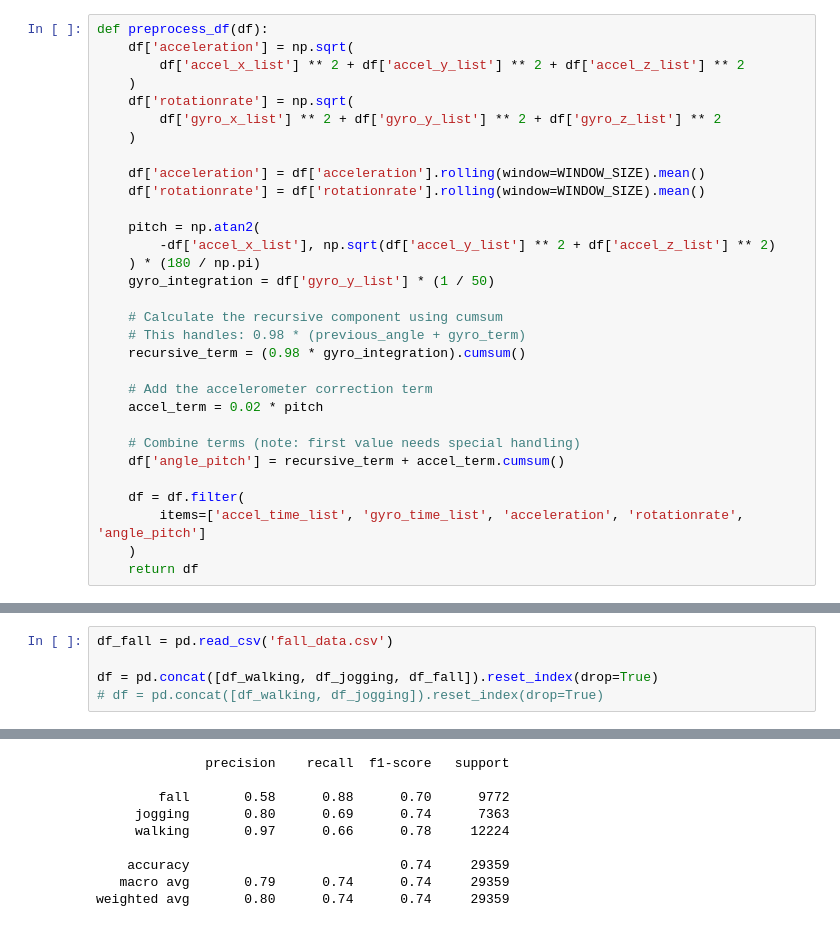
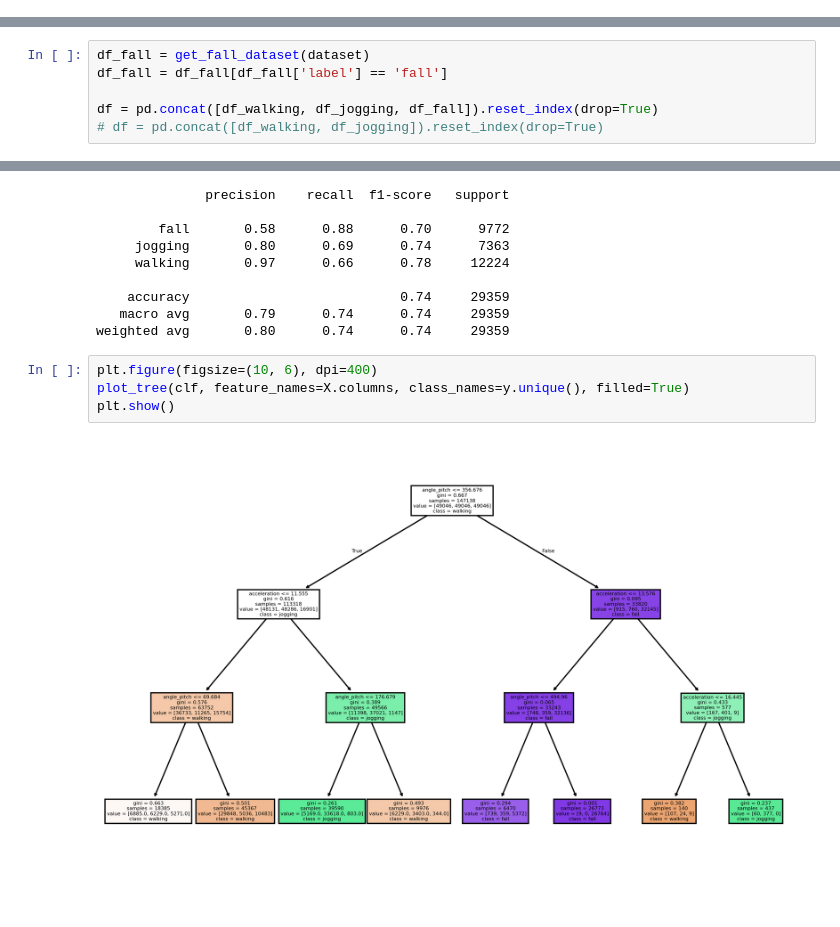
Before and after one commit to nicol-buratti/fall-detection, a Jupyter notebook: activity_detection.ipynb, the cells around one changed output, grey strips where cells are left out. Drawn from its saved outputs; the diff is of its cells as text; blank space fills up the shorter version.

```diff
--- a/activity_detection.ipynb
+++ b/activity_detection.ipynb
@@ -20,37 +20,6 @@ walking_gyro = walking_dataset.glob('*_gyro.csv')
 jogging_dataset = dataset / 'D02'
 jogging_accel = (f for f in jogging_dataset.glob('*_accel.csv') if 'vertical' not in f.name)
 jogging_gyro = jogging_dataset.glob('*_gyro.csv')
-# %%
-def preprocess_df(df):
-	df['acceleration'] = np.sqrt(
-		df['accel_x_list'] ** 2 + df['accel_y_list'] ** 2 + df['accel_z_list'] ** 2
-	)
-	df['rotationrate'] = np.sqrt(
-		df['gyro_x_list'] ** 2 + df['gyro_y_list'] ** 2 + df['gyro_z_list'] ** 2
-	)
-
-	df['acceleration'] = df['acceleration'].rolling(window=WINDOW_SIZE).mean()
-	df['rotationrate'] = df['rotationrate'].rolling(window=WINDOW_SIZE).mean()
-
-	pitch = np.atan2(
-		-df['accel_x_list'], np.sqrt(df['accel_y_list'] ** 2 + df['accel_z_list'] ** 2)
-	) * (180 / np.pi)
-	gyro_integration = df['gyro_y_list'] * (1 / 50)
-
-	# Calculate the recursive component using cumsum
-	# This handles: 0.98 * (previous_angle + gyro_term)
-	recursive_term = (0.98 * gyro_integration).cumsum()
-
-	# Add the accelerometer correction term
-	accel_term = 0.02 * pitch
-
-	# Combine terms (note: first value needs special handling)
-	df['angle_pitch'] = recursive_term + accel_term.cumsum()
-
-	df = df.filter(
-		items=['accel_time_list', 'gyro_time_list', 'acceleration', 'rotationrate', 'angle_pitch']
-	)
-	return df
 # %%
 df_list = []
 for acc, gyro in zip(walking_accel, walking_gyro):
@@ -72,7 +41,8 @@ for acc, gyro in zip(jogging_accel, jogging_gyro):
 	df_list.append(df)
 df_jogging = pd.concat(df_list)
 # %%
-df_fall = pd.read_csv('fall_data.csv')
+df_fall = get_fall_dataset(dataset)
+df_fall = df_fall[df_fall['label'] == 'fall']
 
 df = pd.concat([df_walking, df_jogging, df_fall]).reset_index(drop=True)
 # df = pd.concat([df_walking, df_jogging]).reset_index(drop=True)
@@ -97,4 +67,10 @@ print(classification_report(y_test, y_pred))
     accuracy                           0.74     29359
    macro avg       0.79      0.74      0.74     29359
 weighted avg       0.80      0.74      0.74     29359
+# %%
+plt.figure(figsize=(10, 6), dpi=400)
+plot_tree(clf, feature_names=X.columns, class_names=y.unique(), filled=True)
+plt.show()
+# %% [output]
+[figure, added]
 # %%
```
Also changed, not shown: parts of 5 cells of this notebook, 2 other files.
